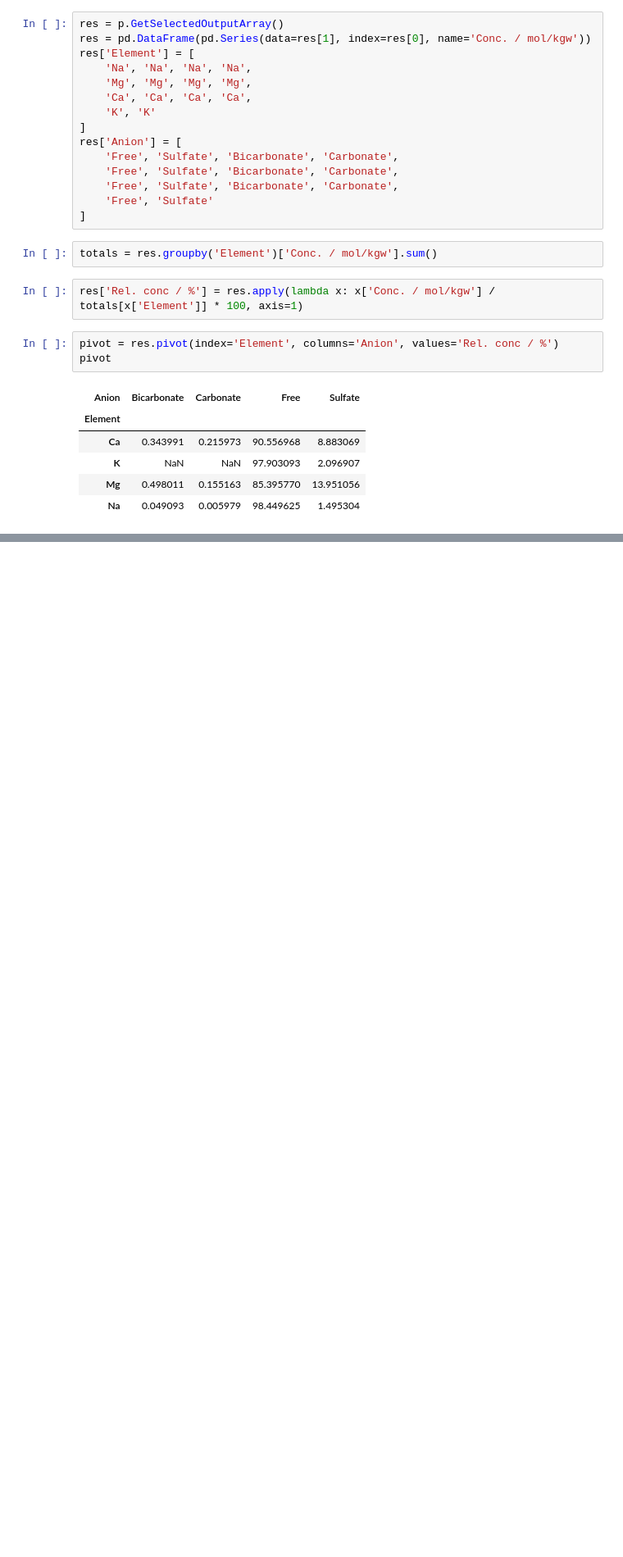
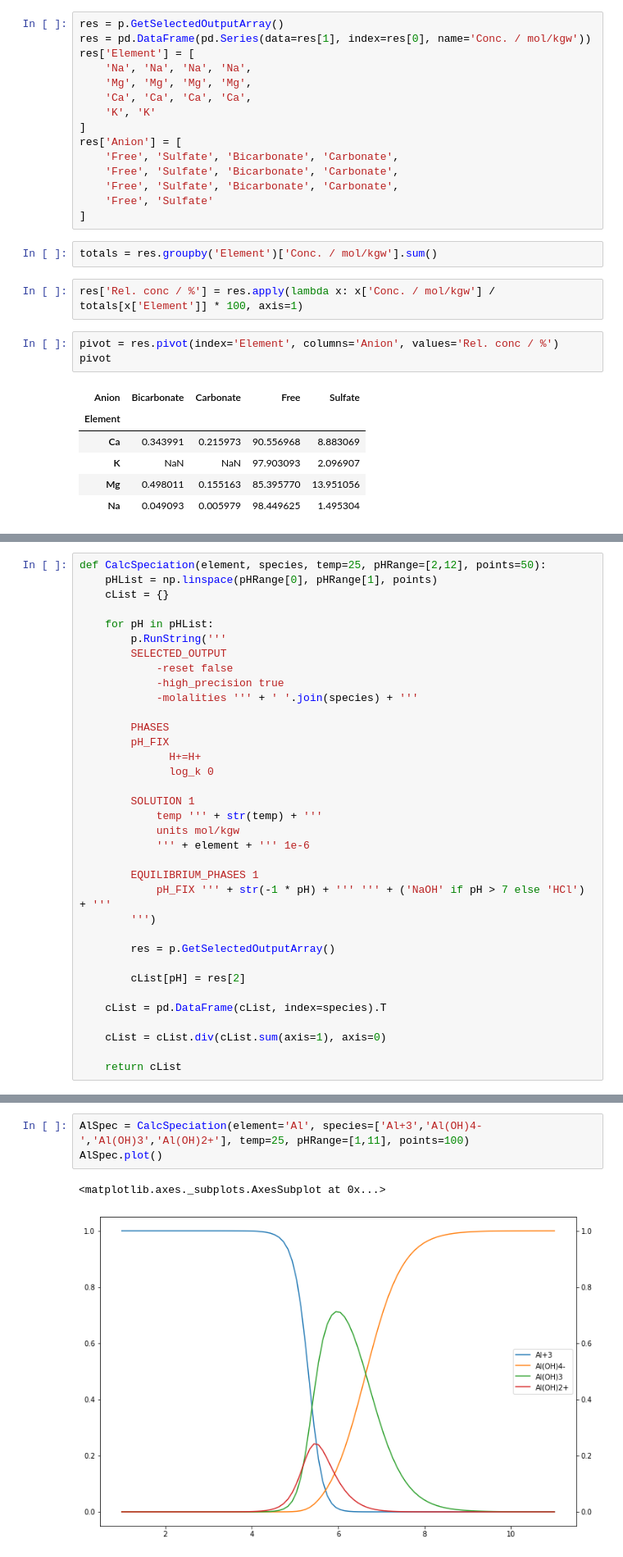
Before and after one commit to martinvoigt/askja-jupyter, a Jupyter notebook: Example.ipynb, the cells around one changed output, grey strips where cells are left out. Shown: that part at 82% size. Drawn from its saved outputs; the diff is of its cells as text; blank space fills up the shorter version.

```diff
--- a/Example.ipynb
+++ b/Example.ipynb
@@ -76,0 +89,35 @@ pivot.plot.bar(stacked=True)
+# %%
+def CalcSpeciation(element, species, temp=25, pHRange=[2,12], points=50):
+    pHList = np.linspace(pHRange[0], pHRange[1], points)
+    cList = {}
+
+    for pH in pHList:
+        p.RunString('''
+        SELECTED_OUTPUT
+            -reset false
+            -high_precision true
+            -molalities ''' + ' '.join(species) + '''
+
+        PHASES
+        pH_FIX
+              H+=H+
+              log_k 0
+
+        SOLUTION 1
+            temp ''' + str(temp) + '''
+            units mol/kgw
+            ''' + element + ''' 1e-6
+
+        EQUILIBRIUM_PHASES 1
+            pH_FIX ''' + str(-1 * pH) + ''' ''' + ('NaOH' if pH > 7 else 'HCl') + '''
+        ''')
+
+        res = p.GetSelectedOutputArray()
+
+        cList[pH] = res[2]
+
+    cList = pd.DataFrame(cList, index=species).T
+
+    cList = cList.div(cList.sum(axis=1), axis=0)
+
+    return cList
@@ -76,0 +126,6 @@ pivot.plot.bar(stacked=True)
+# %%
+AlSpec = CalcSpeciation(element='Al', species=['Al+3','Al(OH)4-','Al(OH)3','Al(OH)2+'], temp=25, pHRange=[1,11], points=100)
+AlSpec.plot()
+# %% [output]
+<matplotlib.axes._subplots.AxesSubplot at 0x...>
+[figure, added]
```
Also changed, not shown: parts of 10 cells of this notebook.
